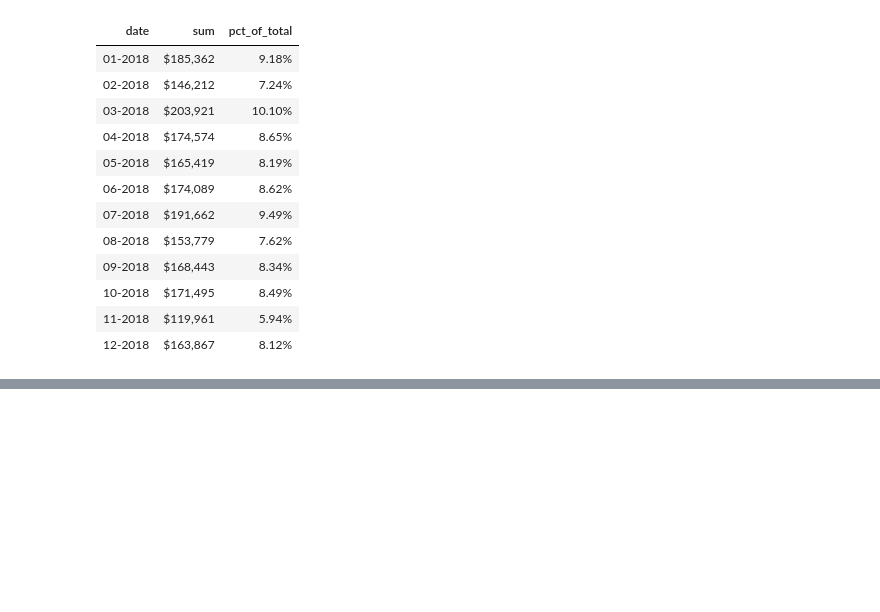
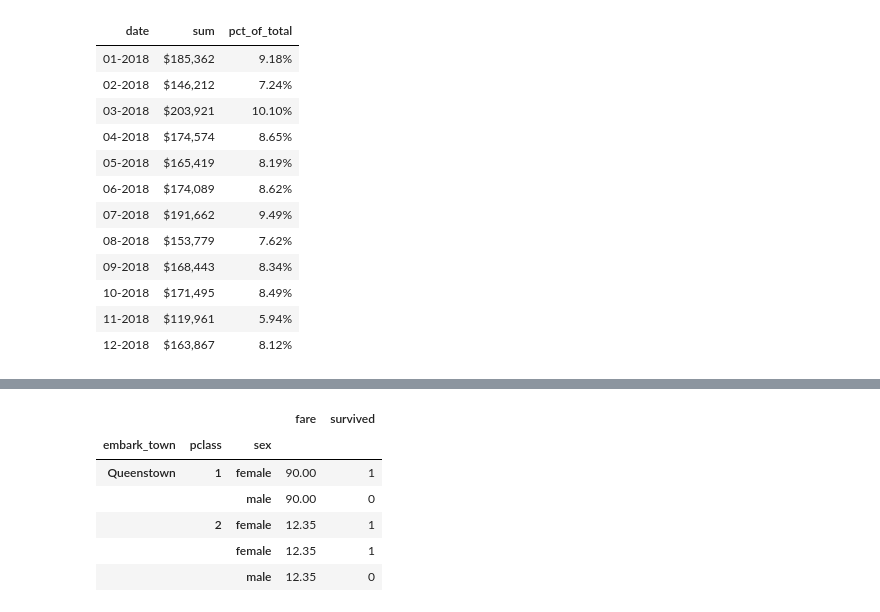
Before and after one commit to polaroidz/polaroidz, a Jupyter notebook: Pandas_Handbook.ipynb, the cells around one changed output, grey strips where cells are left out. Cells and saved outputs as stored; diff of their text form; code cells hidden in the pictures; blank space fills up the shorter version.

```diff
--- a/Pandas_Handbook.ipynb
+++ b/Pandas_Handbook.ipynb
@@ -678,0 +780,10 @@ format_dict = {
+# %%
+hdf.loc[['Queenstown'], ['fare', 'survived']].head()
+# %% [output]
+|  |  |  | fare | survived |
+| embark_town | pclass | sex |  |  |
+| Queenstown | 1 | female | 90.00 | 1 |
+|  |  | male | 90.00 | 0 |
+|  | 2 | female | 12.35 | 1 |
+|  |  | female | 12.35 | 1 |
+|  |  | male | 12.35 | 0 |
```
Also changed, not shown: parts of 21 cells of this notebook.
